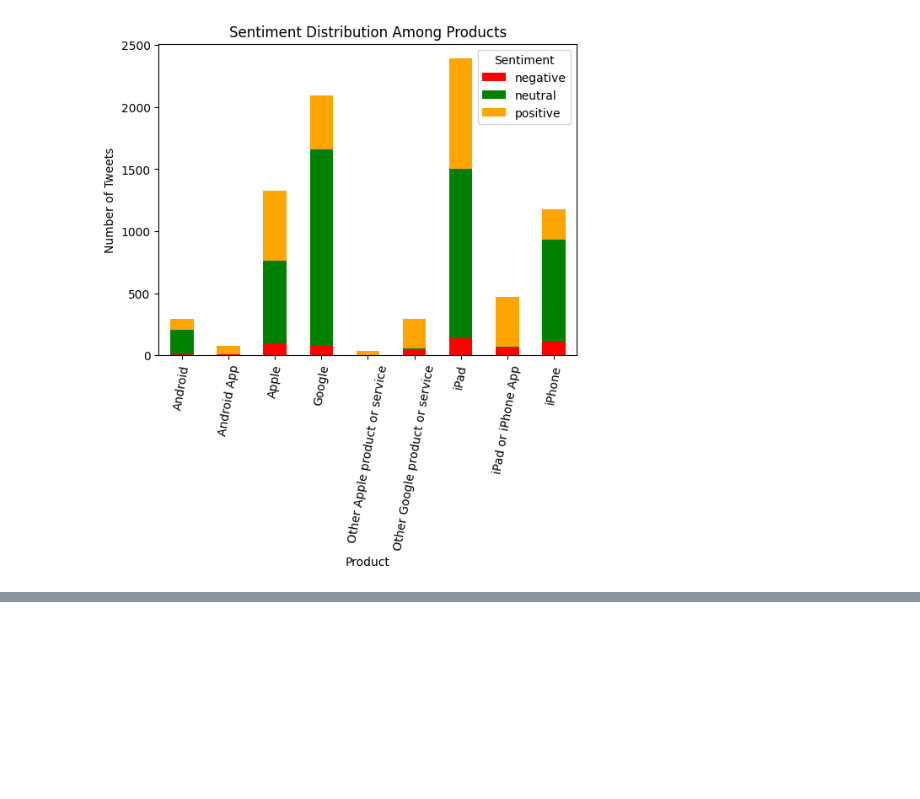
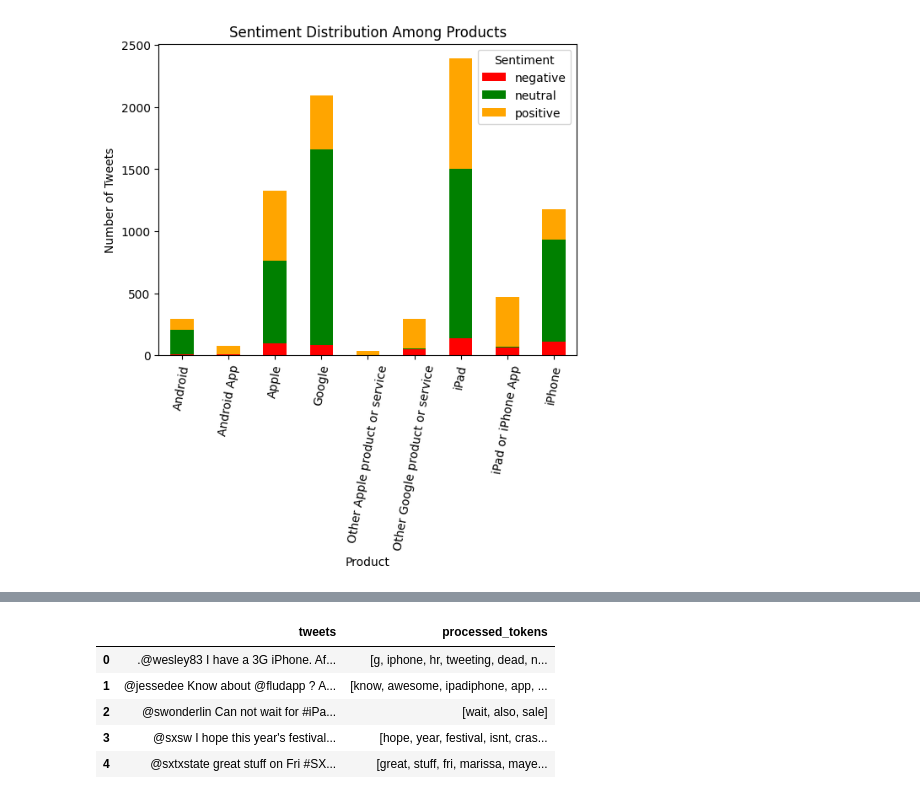
Before and after one commit to Kanyi254/sentiment-analysis, a Jupyter notebook: v_notebook.ipynb, the cells around one changed output, grey strips where cells are left out. Saved outputs shown, nothing was run; the diff lists cells and outputs as text; code cells hidden in the pictures; blank space fills up the shorter version.

```diff
--- a/v_notebook.ipynb
+++ b/v_notebook.ipynb
@@ -347,0 +418,21 @@ plt.show()
+# %%
+# Pipeline for text preprocessing
+text_preprocessing_pipeline = Pipeline([
+    ('cleaner', TextCleaner()),
+    ('lower_case_converter', LowerCaseConverter()),
+    ('stopwords_remover', StopwordRemover()),
+    ('tokenizer', Tokenizer()),
+    ('lemmatizer', Lemmatizer())
+])
+
+df['processed_tokens'] = text_preprocessing_pipeline.fit_transform(df['tweets'])
+
+# Display processed tokens
+df[['tweets', 'processed_tokens']].head(5)
+# %% [output]
+|  | tweets | processed_tokens |
+| 0 | .@wesley83 I have a 3G iPhone. Af... | [g, iphone, hr, tweeting, dead, n... |
+| 1 | @jessedee Know about @fludapp ? A... | [know, awesome, ipadiphone, app, ... |
+| 2 | @swonderlin Can not wait for #iPa... | [wait, also, sale] |
+| 3 | @sxsw I hope this year's festival... | [hope, year, festival, isnt, cras... |
+| 4 | @sxtxstate great stuff on Fri #SX... | [great, stuff, fri, marissa, maye... |
```
Also changed, not shown: parts of 4 cells of this notebook.
